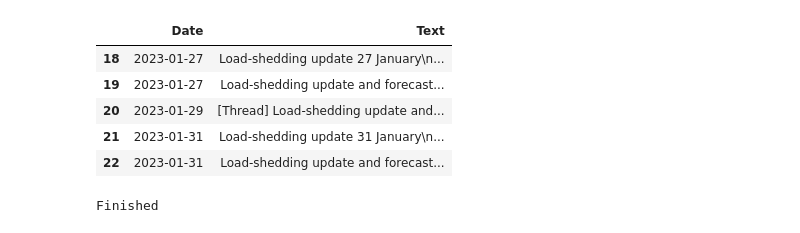
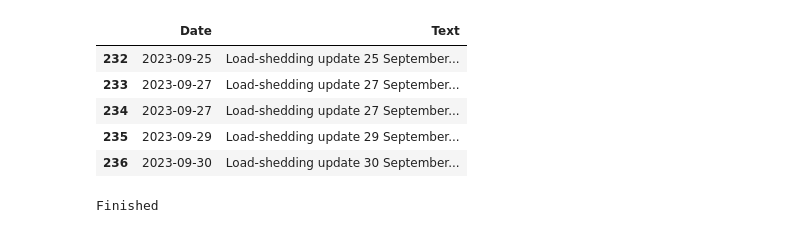
Before and after one commit to Julio-Baeta1/loadshedding_helper_code, a Jupyter notebook: eskom_past_stages/Eskom_loadshedding_stages_from_CSV.ipynb, the cells around one changed output. Cells and saved outputs as stored; diff of their text form; code cells hidden in the pictures.

```diff
--- a/eskom_past_stages/Eskom_loadshedding_stages_from_CSV.ipynb
+++ b/eskom_past_stages/Eskom_loadshedding_stages_from_CSV.ipynb
@@ -7,15 +7,15 @@ from TimeIntervals import TimeIntervals
 
 from copy import deepcopy
 # %%
-eskom_df = pd.read_csv('load-shedding2023v1.csv',parse_dates=['Date'])
+eskom_df = pd.read_csv('load-shedding2023Test2.csv',parse_dates=['Date'])
 eskom_df.tail()
 # %% [output]
 |  | Date | Text |
-| 18 | 2023-01-27 | Load-shedding update 27 January\n... |
-| 19 | 2023-01-27 | Load-shedding update and forecast... |
-| 20 | 2023-01-29 | [Thread] Load-shedding update and... |
-| 21 | 2023-01-31 | Load-shedding update 31 January\n... |
-| 22 | 2023-01-31 | Load-shedding update and forecast... |
+| 232 | 2023-09-25 | Load-shedding update 25 September... |
+| 233 | 2023-09-27 | Load-shedding update 27 September... |
+| 234 | 2023-09-27 | Load-shedding update 27 September... |
+| 235 | 2023-09-29 | Load-shedding update 29 September... |
+| 236 | 2023-09-30 | Load-shedding update 30 September... |
 # %%
 from dateutil.parser import parse
 
```
Also changed, not shown: parts of 7 cells of this notebook.
